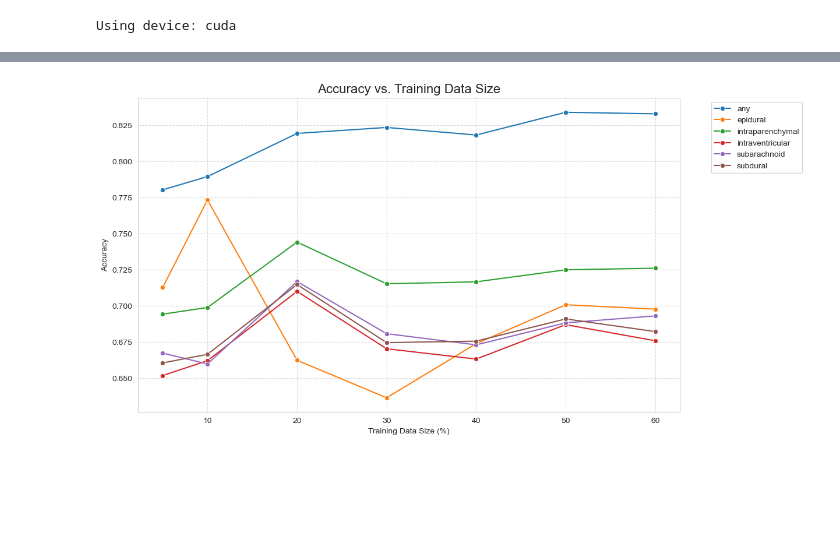
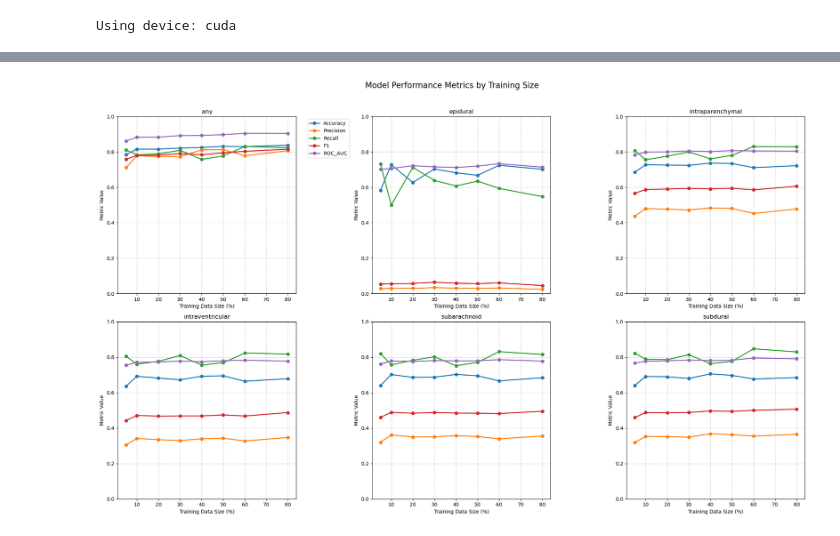
Before and after one commit to Bmohmand/ctfoundation, a Jupyter notebook: NewICHModels/SplitMLP.ipynb, the cells around one changed output, grey strips where cells are left out. Cells and saved outputs as stored; diff of their text form; code cells hidden in the pictures; blank space fills up the shorter version.

Commit message:
Updated descriptions and compiled final data

```diff
--- a/NewICHModels/SplitMLP.ipynb
+++ b/NewICHModels/SplitMLP.ipynb
@@ -136,7 +136,7 @@ Loaded hyperparameters:
 }
 # %%
 # Define the different train sizes to test
-train_sizes = [0.05, 0.10, 0.20, 0.30, 0.40, 0.50, 0.60]
+train_sizes = [0.05, 0.10, 0.20, 0.30, 0.40, 0.50, 0.60, 0.80]
 all_metrics_list = []
 
 num_epochs = 50  # Max epochs per split (will stop early)
@@ -152,7 +152,7 @@ for train_size in train_sizes:
 
     # 1. Split data (using train_size)
     X_train, X_test, y_train, y_test = train_test_split(
-        X, y, train_size=train_size, random_state=42
+        X, y, train_size=train_size, random_state=23
     )
 
     # 2. Scale features (Fit on train, transform train/test)
@@ -290,32 +290,63 @@ summary_table = results_df.groupby('train_size_pct')[['Accuracy', 'Precision', '
 print("Mean Metrics Across All Categories:")
 print(summary_table.round(4))
 
-
 print("\n" + "="*50)
-print("PLOTTING METRICS VS. TRAINING SIZE")
+print("AGGREGATED METRICS VISUALIZATION")
 print("="*50)
 
-# Plot each metric vs. training size, with one line per category
-metrics_to_plot = ['Accuracy', 'Precision', 'Recall', 'F1', 'ROC_AUC']
-sns.set_style("whitegrid")
-palette = sns.color_palette("tab10", len(target_columns))
+# Create a figure with a grid of subplots (2x3)
+fig = plt.figure(figsize=(20, 12))
+fig.suptitle('Model Performance Metrics by Training Size', fontsize=16, y=1.02)
 
-for metric in metrics_to_plot:
-    plt.figure(figsize=(12, 7))
-    sns.lineplot(
-        data=results_df,
-        x='train_size_pct',
-        y=metric,
-        hue='Category',
-        marker='o',
-        palette=palette
-    )
-    plt.title(f'{metric} vs. Training Data Size', fontsize=16)
-    plt.xlabel('Training Data Size (%)')
-    plt.ylabel(metric)
-    plt.legend(bbox_to_anchor=(1.05, 1), loc='upper left')
-    plt.grid(True, linestyle='--', alpha=0.7)
-    plt.show()
+# Set up the grid layout
+gs = plt.GridSpec(2, 3, figure=fig)
+axes = []
+
+# Create subplots for each category
+for idx, category in enumerate(target_columns):
+    row = idx // 3
+    col = idx % 3
+    ax = fig.add_subplot(gs[row, col])
+    axes.append(ax)
+
+    # Filter data for this category
+    cat_data = results_df[results_df['Category'] == category]
+
+    # Plot all metrics for this category
+    for metric in ['Accuracy', 'Precision', 'Recall', 'F1', 'ROC_AUC']:
+        ax.plot(cat_data['train_size_pct'], cat_data[metric],
+                marker='o', label=metric, linewidth=2, markersize=6)
+
+    ax.set_title(f'{category}', fontsize=12)
+    ax.set_xlabel('Training Data Size (%)')
+    ax.set_ylabel('Metric Value')
+    ax.grid(True, linestyle='--', alpha=0.7)
+    ax.set_ylim(0, 1)  # Set y-axis limits between 0 and 1
+
+    # Add legend only for the first subplot
+    if idx == 0:
+        ax.legend(bbox_to_anchor=(1.05, 1), loc='upper left')
+
+# Adjust layout
+plt.tight_layout()
+plt.show()
+
+# Create an additional plot showing average performance across all categories
+plt.figure(figsize=(12, 8))
+metrics_avg = results_df.groupby('train_size_pct')[['Accuracy', 'Precision', 'Recall', 'F1', 'ROC_AUC']].mean()
+
+for metric in ['Accuracy', 'Precision', 'Recall', 'F1', 'ROC_AUC']:
+    plt.plot(metrics_avg.index, metrics_avg[metric],
+             marker='o', label=metric, linewidth=2, markersize=8)
+
+plt.title('Average Performance Metrics Across All Categories', fontsize=14)
+plt.xlabel('Training Data Size (%)', fontsize=12)
+plt.ylabel('Average Metric Value', fontsize=12)
+plt.grid(True, linestyle='--', alpha=0.7)
+plt.legend(bbox_to_anchor=(1.05, 1), loc='upper left')
+plt.ylim(0, 1)
+plt.tight_layout()
+plt.show()
 # %% [output]
 ==================================================
 TRAIN/TEST SPLIT RESULTS
@@ -336,2 +368,2 @@ PLOTTING METRICS VS. TRAINING SIZE
 ==================================================
-[figure, old version]
+[figure, new version]
```
Also changed, not shown: parts of 3 cells of this notebook, 10 other files.
